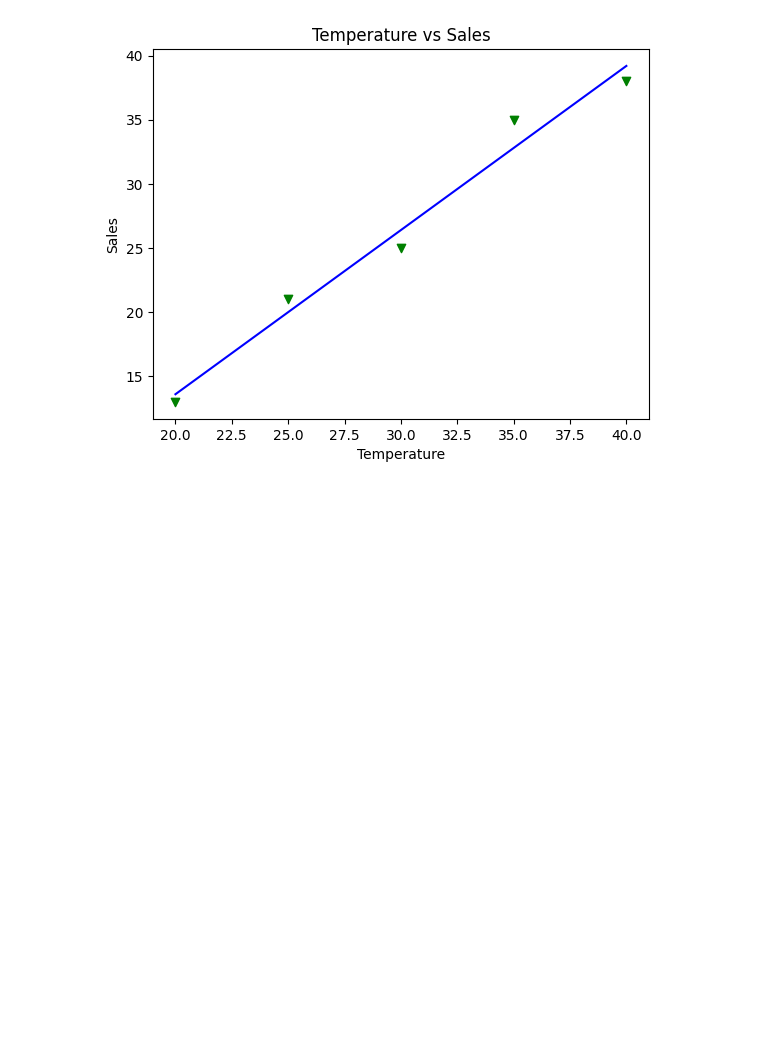
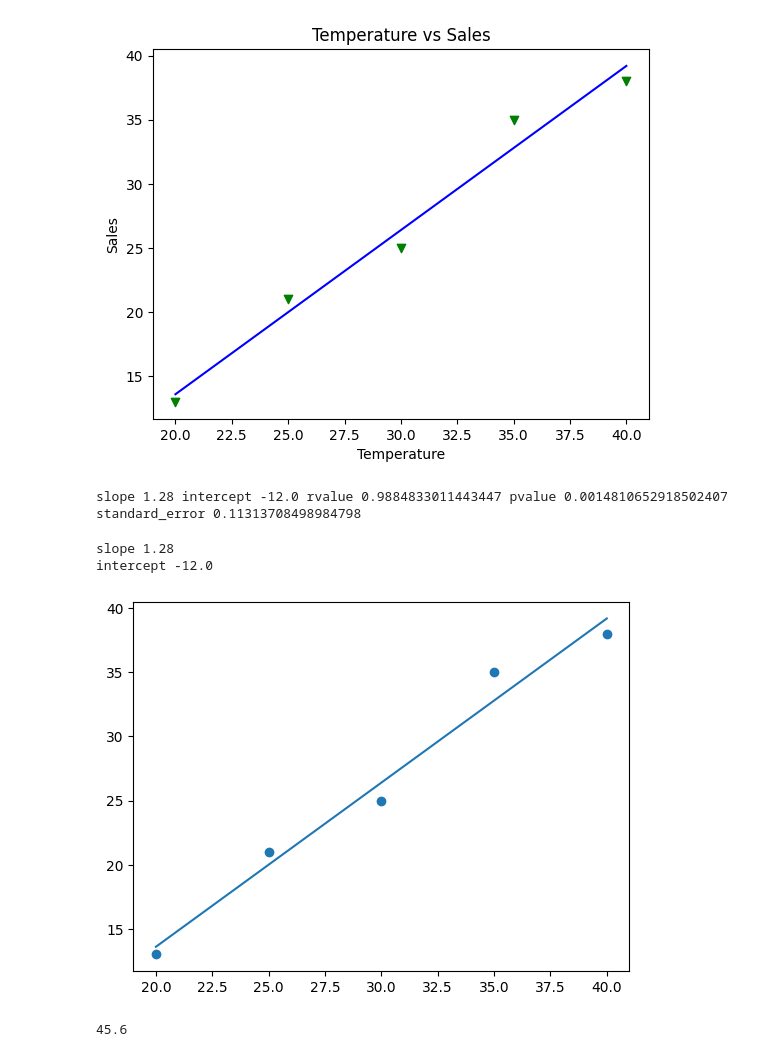
Before and after one commit to Olu-ML/Olu, a Jupyter notebook: ML_Day_09.ipynb, the cells around one changed output. Saved outputs shown, nothing was run; the diff lists cells and outputs as text; code cells hidden in the pictures; blank space fills up the shorter version.

```diff
--- a/ML_Day_09.ipynb
+++ b/ML_Day_09.ipynb
@@ -65,3 +65,38 @@ plt.title("Temperature vs Sales")
 plt.show()
 # %% [output]
 [figure]
+# %%
+from scipy import stats
+slope, intercept, r, p, std_err = stats.linregress(temp, sale)
+temp = [20,25,30,35,40]
+sale = [13,21,25,35,38]
+print('slope',slope, 'intercept',intercept, 'rvalue',r, 'pvalue',p, 'standard_error',std_err)
+# %% [output]
+slope 1.28 intercept -12.0 rvalue 0.9884833011443447 pvalue 0.0014810652918502407 standard_error 0.11313708498984798
+# %%
+from scipy import stats
+slope, intercept, r, p, std_err = stats.linregress(temp, sale)
+temp = [20,25,30,35,40]
+sale = [13,21,25,35,38]
+print('slope', slope)
+print('intercept', intercept)
+
+
+#user defined fn
+def myfunc(x):
+  return slope * x + intercept
+
+y_pred = list(map(myfunc,temp))
+
+plt.scatter(temp,sale)
+plt.plot(temp,y_pred)
+plt.show()
+
+
+newsale = myfunc(45)
+print( newsale )
+# %% [output]
+slope 1.28
+intercept -12.0
+[figure, added]
+45.6
```
Also changed, not shown: parts of 3 cells of this notebook.
